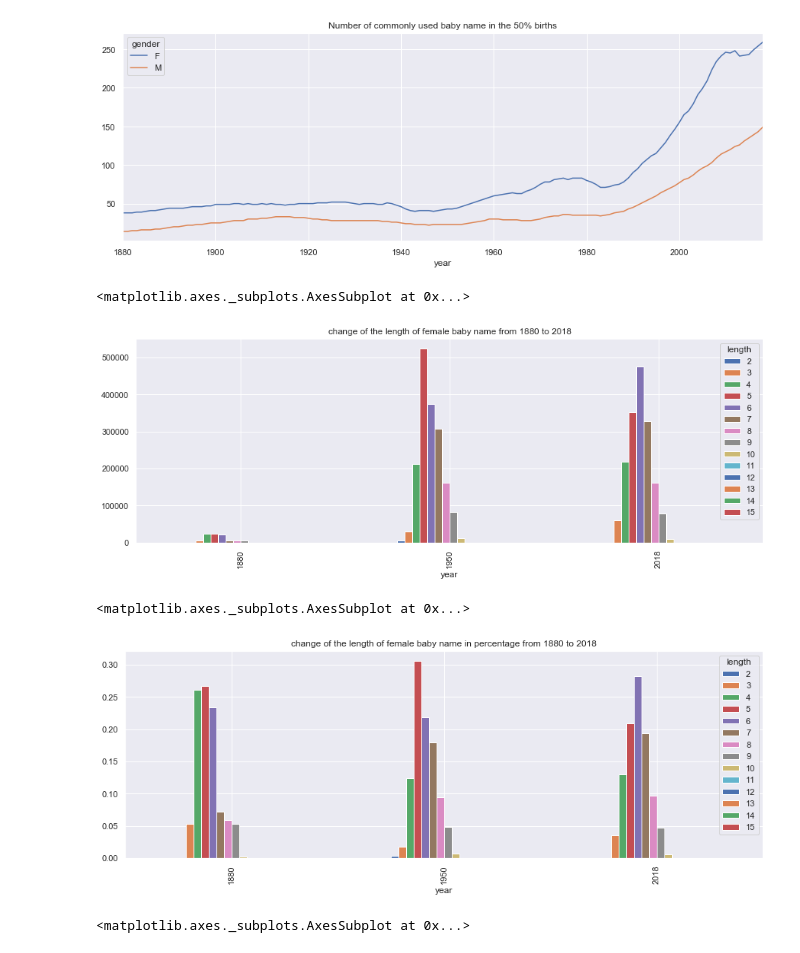
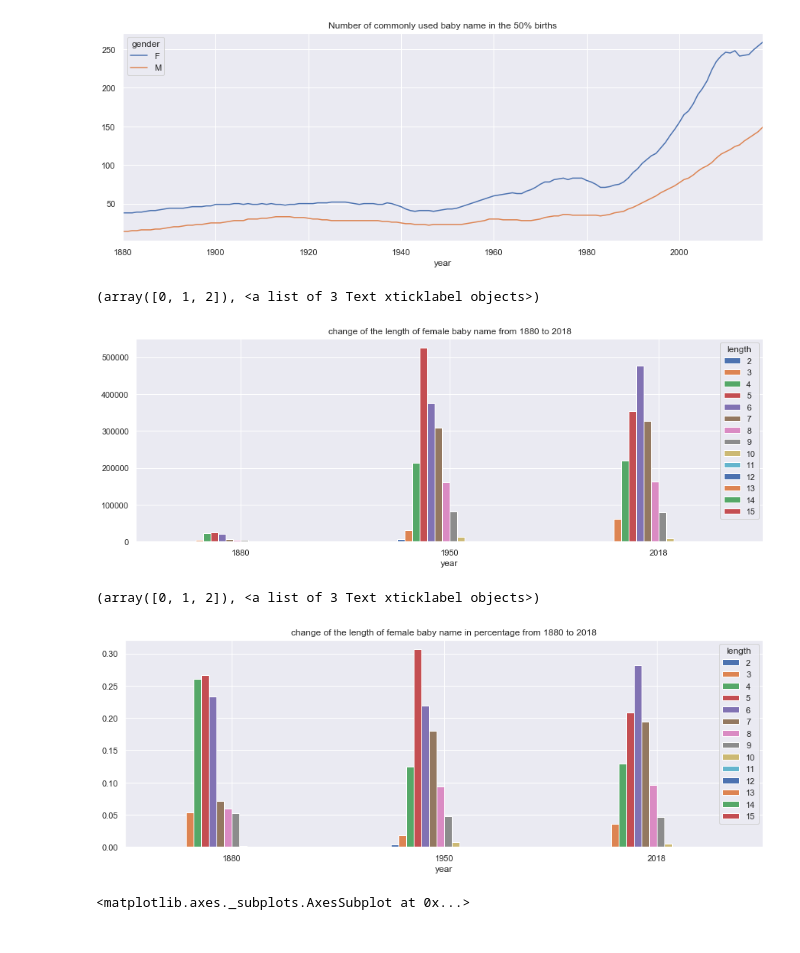
Before and after one commit to shan0123/BabyNames, a Jupyter notebook: Baby_names.ipynb, the cells around one changed output. Saved outputs shown, nothing was run; the diff lists cells and outputs as text; code cells hidden in the pictures.

```diff
--- a/Baby_names.ipynb
+++ b/Baby_names.ipynb
@@ -243,16 +243,18 @@ data_length_male = data2[data2.gender == 'M'].groupby(['year', 'length']).births
 # %%
 # Only consider female baby name
 data_length_female.loc[[1880, 1950, 2018]].plot(title = 'change of the length of female baby name from 1880 to 2018', figsize = (15,5), kind = 'bar')
+plt.xticks(rotation=0)
 # %% [output]
-<matplotlib.axes._subplots.AxesSubplot at 0x...>
+(array([0, 1, 2]), <a list of 3 Text xticklabel objects>)
-[figure, old version]
+[figure, new version]
 # %%
 # In percentage
 data2_length_percentage_female = data2[data2.gender == 'F'].groupby(['year', 'length']).births_percentage.sum()
 data2_length_percentage_female.unstack().loc[[1880, 1950, 2018]].plot(title = 'change of the length of female baby name in percentage from 1880 to 2018', figsize = (15,5), kind = 'bar')
+plt.xticks(rotation=0)
 # %% [output]
-<matplotlib.axes._subplots.AxesSubplot at 0x...>
+(array([0, 1, 2]), <a list of 3 Text xticklabel objects>)
-[figure, old version]
+[figure, new version]
 # %%
 # Three line charts are plotted.
 data2_length_percentage_female.unstack()[[2,3,4,5]].plot(title = 'change of the length of female baby name in percentage from 1880 to 2018', figsize = (15,5), kind = 'line')
```
